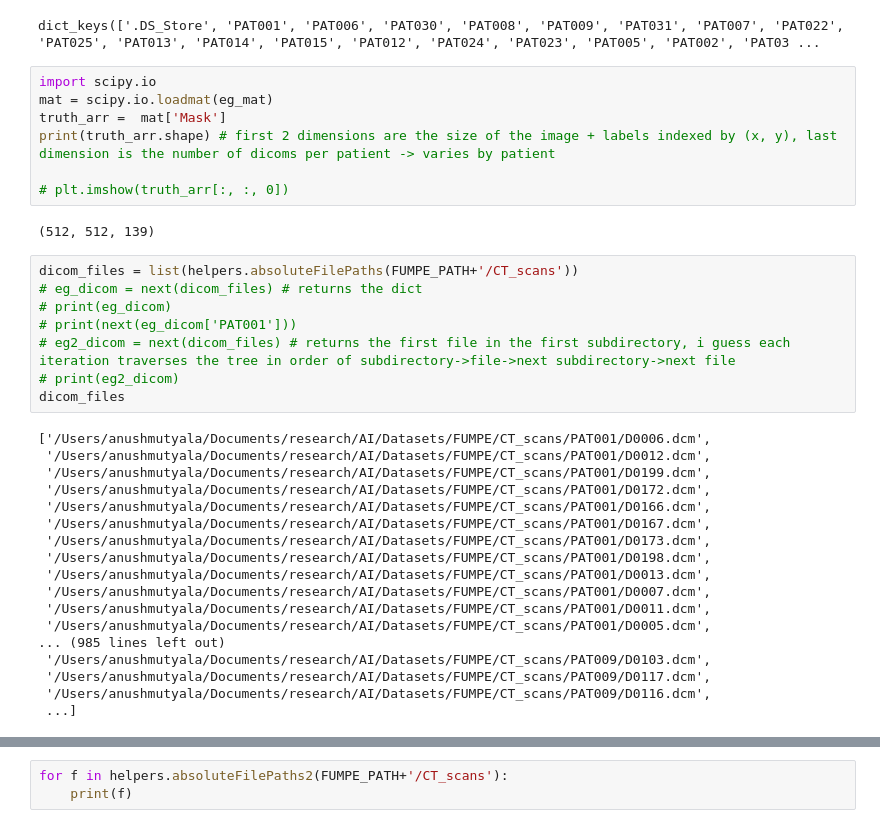
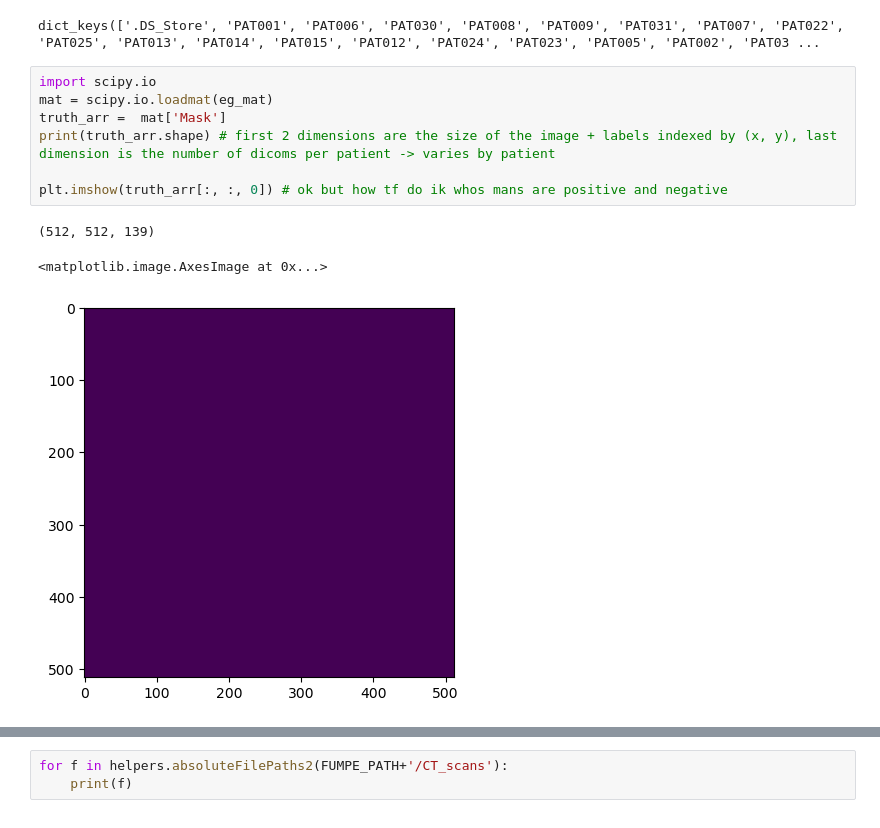
Before and after one commit to anmutechsupport/embolism-detection-cov19, a Jupyter notebook: main.ipynb, the cells around one changed output, grey strips where cells are left out. Drawn from its saved outputs; the diff is of its cells as text.

```diff
--- a/main.ipynb
+++ b/main.ipynb
@@ -95,35 +99,11 @@ dict_keys(['.DS_Store', 'PAT001', 'PAT006', 'PAT030', 'PAT008', 'PAT009', 'PAT03
 # %%
 import scipy.io
 mat = scipy.io.loadmat(eg_mat)
 truth_arr =  mat['Mask']
 print(truth_arr.shape) # first 2 dimensions are the size of the image + labels indexed by (x, y), last dimension is the number of dicoms per patient -> varies by patient
 
-# plt.imshow(truth_arr[:, :, 0])
+plt.imshow(truth_arr[:, :, 0]) # ok but how tf do ik whos mans are positive and negative
 # %% [output]
 (512, 512, 139)
+<matplotlib.image.AxesImage at 0x...>
+[figure, added]
-# %%
-dicom_files = list(helpers.absoluteFilePaths(FUMPE_PATH+'/CT_scans'))
-# eg_dicom = next(dicom_files) # returns the dict
-# print(eg_dicom)
-# print(next(eg_dicom['PAT001']))
-# eg2_dicom = next(dicom_files) # returns the first file in the first subdirectory, i guess each iteration traverses the tree in order of subdirectory->file->next subdirectory->next file
-# print(eg2_dicom)
-dicom_files
-# %% [output]
-['/Users/anushmutyala/Documents/research/AI/Datasets/FUMPE/CT_scans/PAT001/D0006.dcm',
- '/Users/anushmutyala/Documents/research/AI/Datasets/FUMPE/CT_scans/PAT001/D0012.dcm',
- '/Users/anushmutyala/Documents/research/AI/Datasets/FUMPE/CT_scans/PAT001/D0199.dcm',
- '/Users/anushmutyala/Documents/research/AI/Datasets/FUMPE/CT_scans/PAT001/D0172.dcm',
- '/Users/anushmutyala/Documents/research/AI/Datasets/FUMPE/CT_scans/PAT001/D0166.dcm',
- '/Users/anushmutyala/Documents/research/AI/Datasets/FUMPE/CT_scans/PAT001/D0167.dcm',
- '/Users/anushmutyala/Documents/research/AI/Datasets/FUMPE/CT_scans/PAT001/D0173.dcm',
- '/Users/anushmutyala/Documents/research/AI/Datasets/FUMPE/CT_scans/PAT001/D0198.dcm',
- '/Users/anushmutyala/Documents/research/AI/Datasets/FUMPE/CT_scans/PAT001/D0013.dcm',
- '/Users/anushmutyala/Documents/research/AI/Datasets/FUMPE/CT_scans/PAT001/D0007.dcm',
- '/Users/anushmutyala/Documents/research/AI/Datasets/FUMPE/CT_scans/PAT001/D0011.dcm',
- '/Users/anushmutyala/Documents/research/AI/Datasets/FUMPE/CT_scans/PAT001/D0005.dcm',
-... (985 lines left out)
- '/Users/anushmutyala/Documents/research/AI/Datasets/FUMPE/CT_scans/PAT009/D0103.dcm',
- '/Users/anushmutyala/Documents/research/AI/Datasets/FUMPE/CT_scans/PAT009/D0117.dcm',
- '/Users/anushmutyala/Documents/research/AI/Datasets/FUMPE/CT_scans/PAT009/D0116.dcm',
- ...]
```
Also changed, not shown: parts of 7 cells of this notebook.
